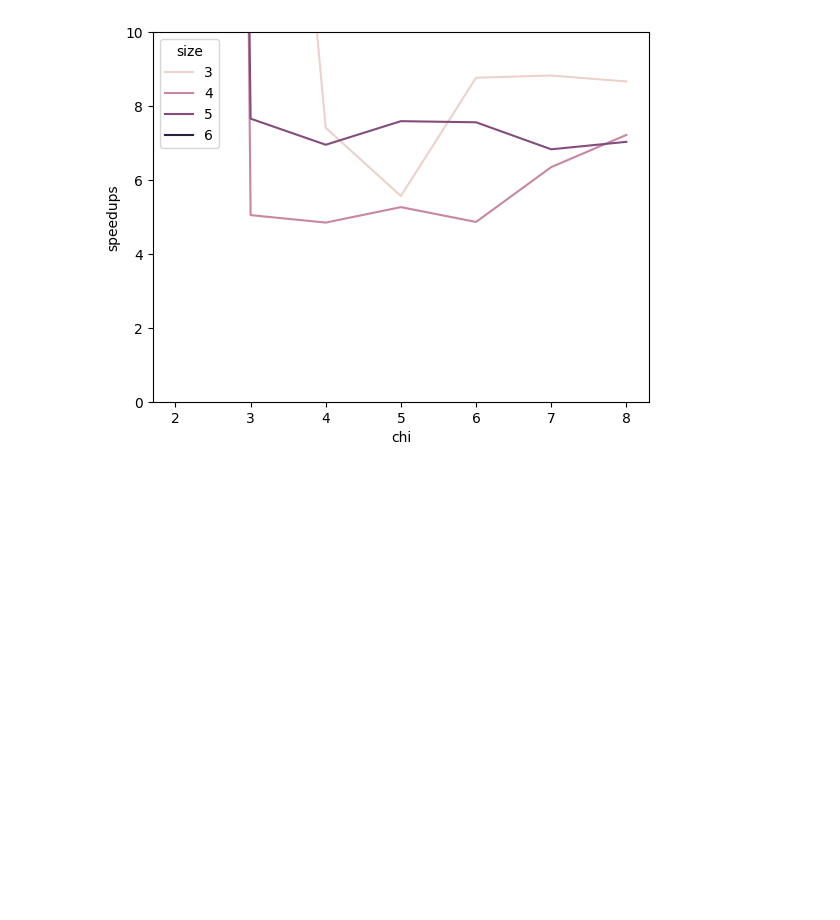
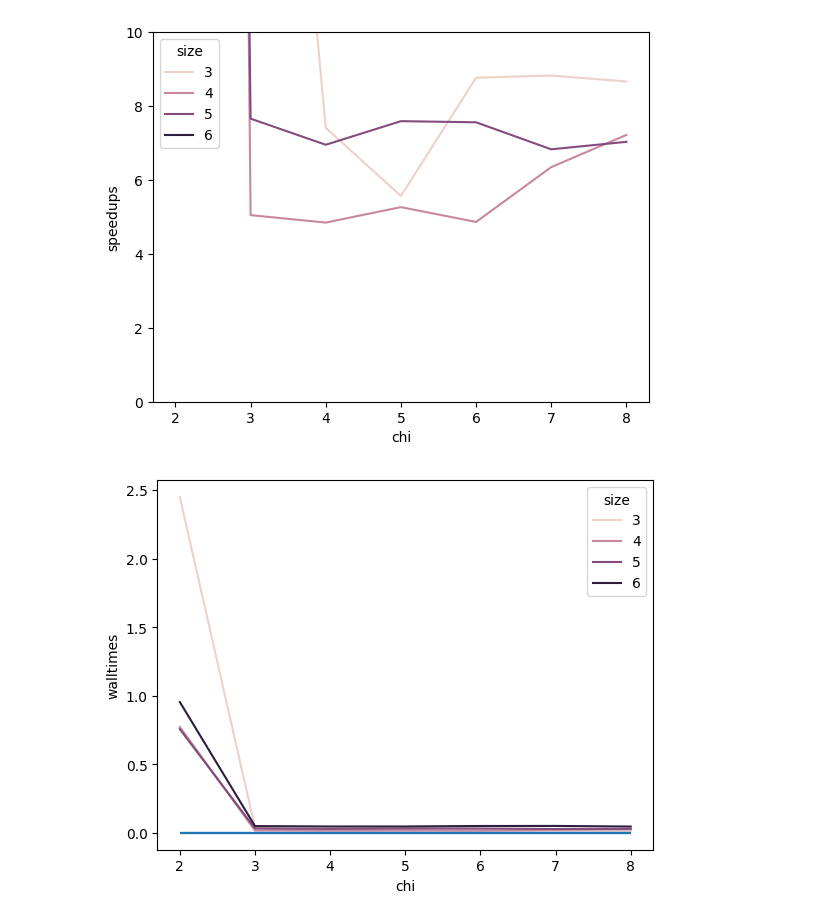
Before and after one commit to bdalfavero/decoder, a Jupyter notebook: scripts/contractor_plot.ipynb, the cells around one changed output. Saved outputs shown, nothing was run; the diff lists cells and outputs as text; code cells hidden in the pictures; blank space fills up the shorter version.

Commit message:
Added walltime plot.

```diff
--- a/scripts/contractor_plot.ipynb
+++ b/scripts/contractor_plot.ipynb
@@ -38,5 +38,18 @@ ax2.set_ylim(0.0, 10.0)
 # %% [output]
 (0.0, 10.0)
 [figure]
+# %%
+xdat3 = xr.DataArray(f["my_times"], dims=("size", "chi"), \
+                    coords={"size": f["sizes"][:], "chi": f["chis"][:]}, \
+                    name="walltimes")
+df3 = xdat3.to_dataframe()
+
+fig3, ax3 = plt.subplots()
+sns.lineplot(data=df3, ax=ax3, x="chi", y="walltimes", hue="size")
+
+for size, qtime in zip(f["sizes"][:], f["quimb_times"][:]):
+    ax3.hlines(qtime, np.min(f["chis"][:]), np.max(f["chis"][:]), label=f"QuIMB L={size}")
+# %% [output]
+[figure, added]
 # %%
 f.close()
```
